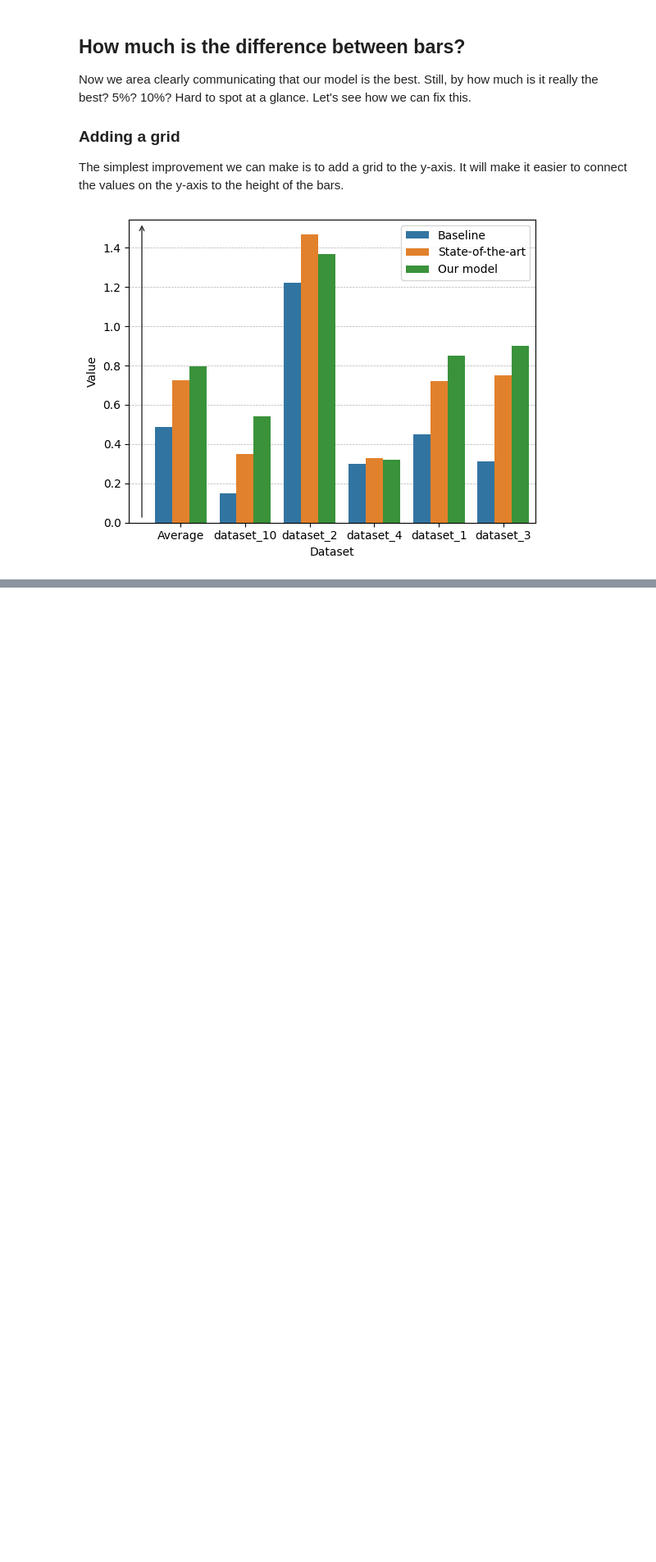
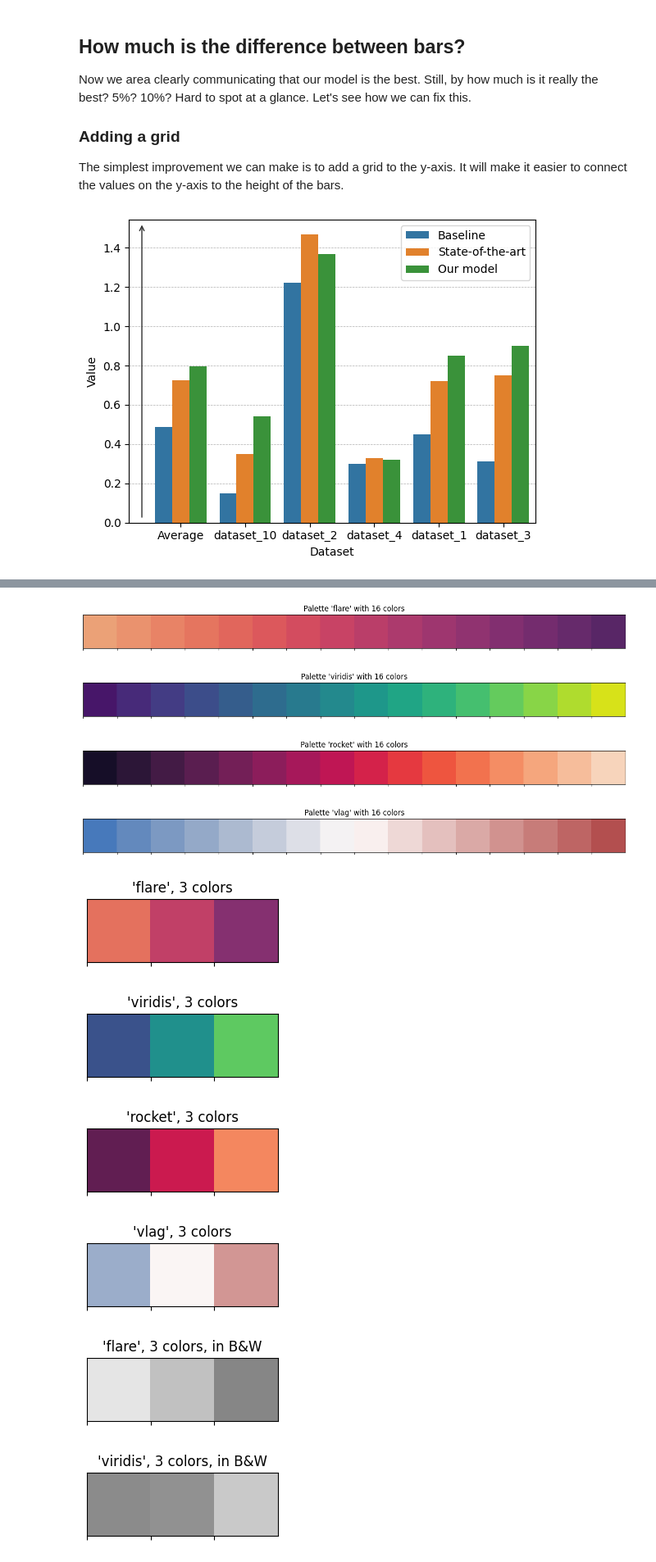
Before and after one commit to AlbertoParravicini/segretini-matplottini, a Jupyter notebook: notebooks/1_getting_started_with_barplots.ipynb, the cells around one changed output, grey strips where cells are left out. Shown at 82% size. Cells and saved outputs as stored; diff of their text form; code cells hidden in the pictures; blank space fills up the shorter version.

```diff
--- a/notebooks/1_getting_started_with_barplots.ipynb
+++ b/notebooks/1_getting_started_with_barplots.ipynb
@@ -389,0 +610,53 @@ plt.show()
+# %%
+from segretini_matplottini.utils import convert_colors_to_grayscale, convert_colors_to_deficiency
+
+# Plot some pre-defined color palettes in Seaborn.
+# These are continous palettes, and we can specify how many colors we want;
+number_of_colors = 16
+palette_names = ["flare", "viridis", "rocket", "vlag"]
+for palette_name in palette_names:
+    # Create the palette as a list of RGB triplets;
+    palette = sns.color_palette(palette_name, n_colors=number_of_colors)
+    # Plot the palette;
+    sns.palplot(palette)
+    # Obtain the current plot, add the name of the palette to it;
+    ax: Axes = plt.gca()
+    ax.set_title(f"Palette '{palette_name}' with {number_of_colors} colors")
+
+# Since we have three bars per group, let's see how they look with just 3 colors;
+number_of_colors = 3
+for palette_name in palette_names:
+    palette = sns.color_palette(palette_name, n_colors=number_of_colors)
+    sns.palplot(palette)
+    ax: Axes = plt.gca()
+    ax.set_title(f"'{palette_name}', {number_of_colors} colors")
+
+# Let's see how they look in black and white.
+# See how `viridis` and `vlag` have two almost identical colors, and would not work well in B&W.
+number_of_colors = 3
+for palette_name in palette_names:
+    palette = sns.color_palette(palette_name, n_colors=number_of_colors)
+    palette = convert_colors_to_grayscale(palette)
+    sns.palplot(palette)
+    ax: Axes = plt.gca()
+    ax.set_title(f"'{palette_name}', {number_of_colors} colors, in B&W")
+
+# See how they look when seen by the eyes of a person affected by protanomaly, a type of color deficiency;
+number_of_colors = 3
+for palette_name in palette_names:
+    palette = sns.color_palette(palette_name, n_colors=number_of_colors)
+    palette = convert_colors_to_deficiency(palette, deficiency="protanomaly")
+    sns.palplot(palette)
+    ax: Axes = plt.gca()
+    ax.set_title(f"'{palette_name}', {number_of_colors} colors, protanomaly")
+# %% [output]
+[figure, added]
+[figure, added]
+[figure, added]
+[figure, added]
+[figure, added]
+[figure, added]
+[figure, added]
+[figure, added]
+[figure, added]
+[figure, added]
```
Also changed, not shown: parts of 15 cells of this notebook, 3 other files.
